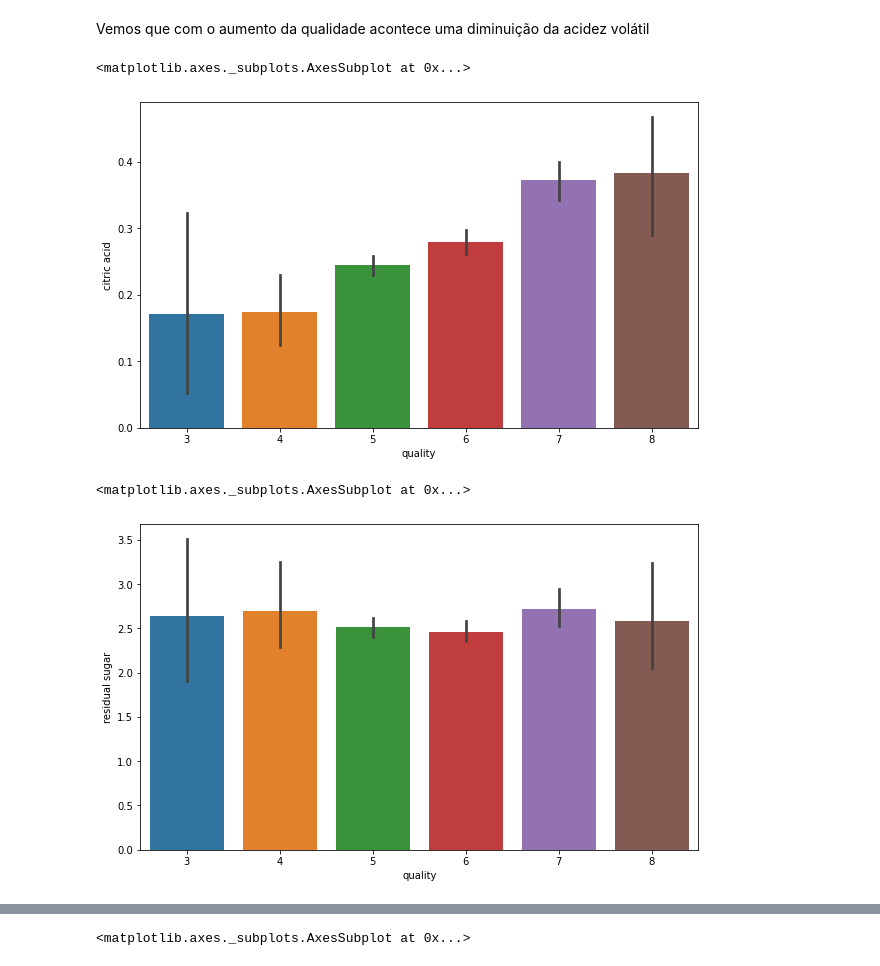
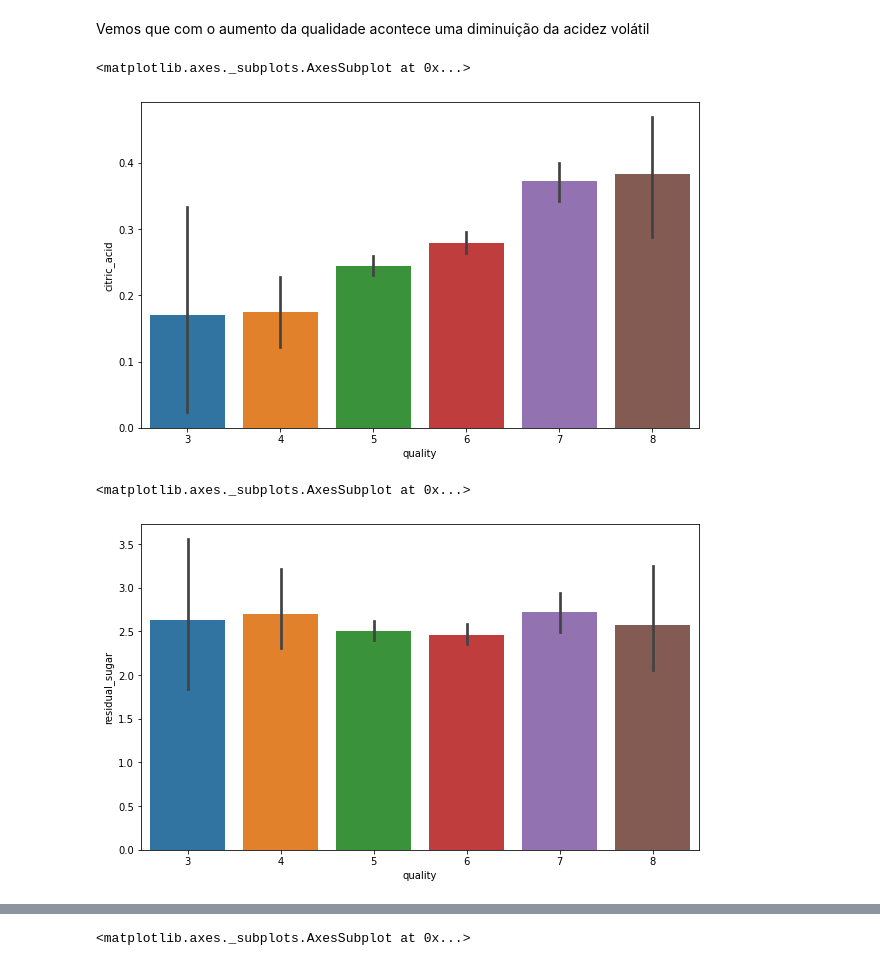
Before and after one commit to willamesalmeida/machine_learning, a Jupyter notebook: Machine_learning_na_prática.ipynb, the cells around one changed output, grey strips where cells are left out. Saved outputs shown, nothing was run; the diff lists cells and outputs as text; code cells hidden in the pictures.

```diff
--- a/Machine_learning_na_prática.ipynb
+++ b/Machine_learning_na_prática.ipynb
@@ -178,17 +189,17 @@ Vemos que com o aumento da qualidade acontece uma diminuição da acidez voláti
 # %%
 #Verificando a influencia do acido citrico na qualidade do vinho
 fig = plt.figure(figsize = (10,6))
-sns.barplot( x = 'quality', y = 'citric acid', data = dados)
+sns.barplot( x = 'quality', y = 'citric_acid', data = dados)
 # %% [output]
 <matplotlib.axes._subplots.AxesSubplot at 0x...>
-[figure, old version]
+[figure, new version]
 # %%
 #Verificando a influencia do açuxar residual na qualidade do vinho
 fig = plt.figure(figsize = (10,6))
-sns.barplot( x = 'quality', y = 'residual sugar', data = dados)
+sns.barplot( x = 'quality', y = 'residual_sugar', data = dados)
 # %% [output]
 <matplotlib.axes._subplots.AxesSubplot at 0x...>
-[figure, old version]
+[figure, new version]
 # %%
 #Verificando a influencia do cloreto na qualidade do vinho
 fig = plt.figure(figsize = (10,6))
```
Also changed, not shown: parts of 63 cells of this notebook.
